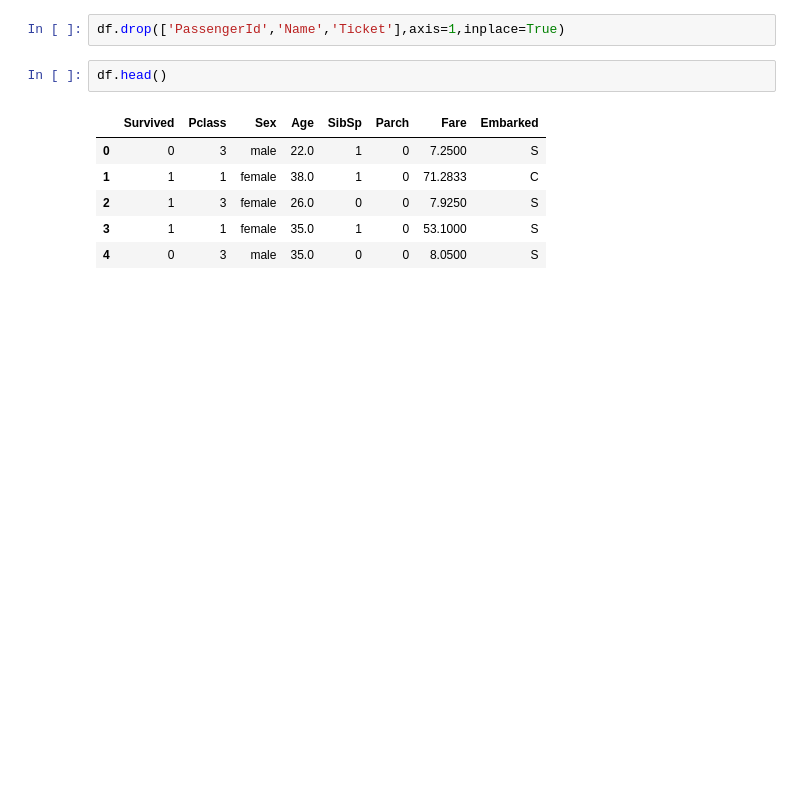
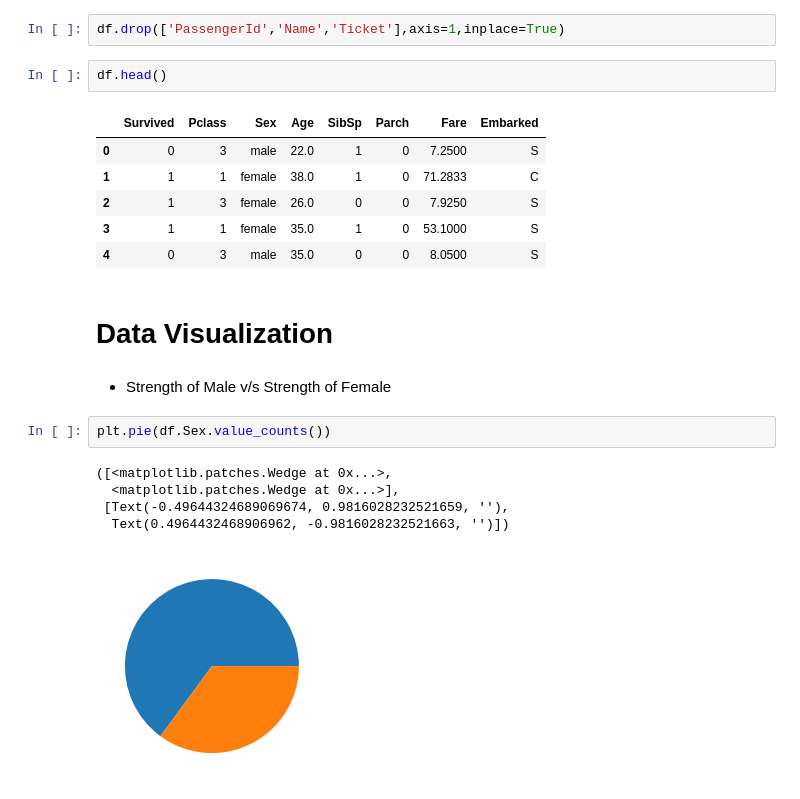
Before and after one commit to Naveen-Karanamu/Titanic-Survival, a Jupyter notebook: main.ipynb, the cells around one changed output. Cells and saved outputs as stored; diff of their text form; blank space fills up the shorter version.

Commit message:
Plotted: Male v/s Female ratio

```diff
--- a/main.ipynb
+++ b/main.ipynb
@@ -346,3 +346,15 @@ df.head()
 | 2 | 1 | 3 | female | 26.0 | 0 | 0 | 7.9250 | S |
 | 3 | 1 | 1 | female | 35.0 | 1 | 0 | 53.1000 | S |
 | 4 | 0 | 3 | male | 35.0 | 0 | 0 | 8.0500 | S |
+# %% [markdown]
+# Data Visualization
+# %% [markdown]
+* Strength of Male v/s Strength of Female
+# %%
+plt.pie(df.Sex.value_counts())
+# %% [output]
+([<matplotlib.patches.Wedge at 0x...>,
+  <matplotlib.patches.Wedge at 0x...>],
+ [Text(-0.49644324689069674, 0.9816028232521659, ''),
+  Text(0.4964432468906962, -0.9816028232521663, '')])
+[figure, added]
```
Also changed, not shown: parts of 1 cell of this notebook.
